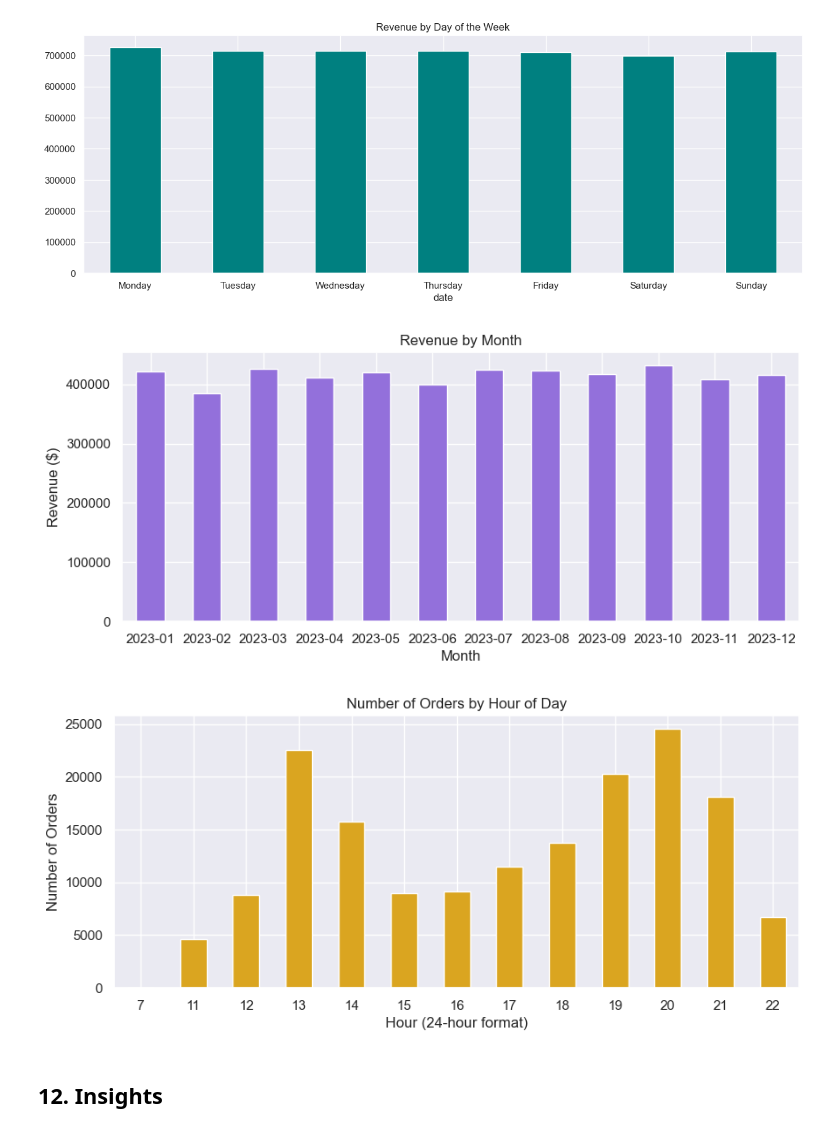
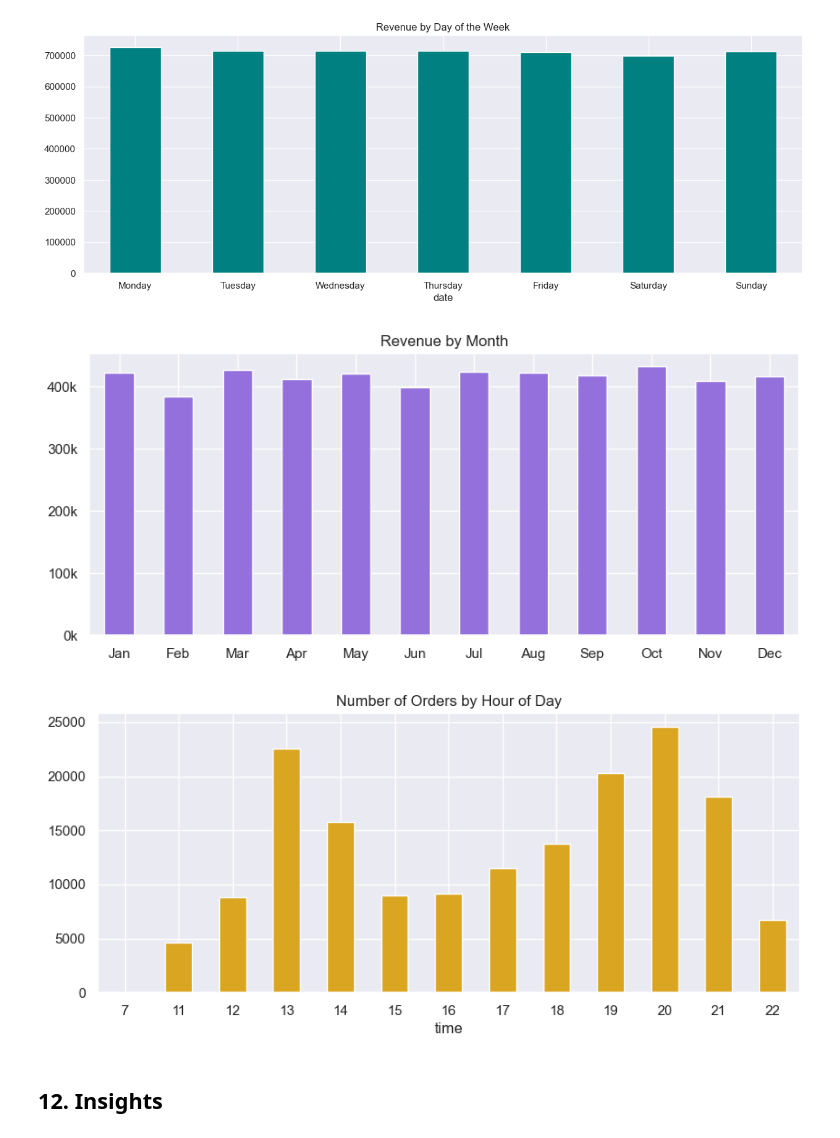
Before and after one commit to tabish022/pizza-sales-python-eda, a Jupyter notebook: pizza_sales_eda.ipynb, the cells around one changed output. Cells and saved outputs as stored; diff of their text form; code cells hidden in the pictures.

Commit message:
adding images

```diff
--- a/pizza_sales_eda.ipynb
+++ b/pizza_sales_eda.ipynb
@@ -385,28 +386,30 @@ plt.show()
 [figure]
 # %%
 # revenue per month
-monthly_revenue = df.groupby(df['date'].dt.to_period('M'))['revenue'].sum()
+month_order = ['Jan','Feb','Mar','Apr','May','Jun','Jul','Aug','Sep','Oct','Nov','Dec']
 
-monthly_revenue.plot(kind='bar', color='mediumpurple', figsize=(10,4))
+monthly_revenue = df.groupby(df['date'].dt.month)['revenue'].sum()
+monthly_revenue.index = month_order
+ax = monthly_revenue.plot(kind='bar', color='mediumpurple', figsize=(10,4))
+
+ax.yaxis.set_major_formatter(
+    FuncFormatter(lambda x, pos: f'{x/1000:.0f}k'))
+
 plt.title('Revenue by Month')
-plt.ylabel('Revenue ($)')
-plt.xlabel('Month')
 plt.xticks(rotation=0)
 plt.show()
 # %% [output]
-[figure, old version]
+[figure, new version]
 # %%
 # what hour of the day do most orders happen?
 hour_counts = df['time'].dropna().apply(lambda t: t.hour).value_counts().sort_index()
 
 hour_counts.plot(kind='bar', color='goldenrod', figsize=(10,4))
 plt.title('Number of Orders by Hour of Day')
-plt.xlabel('Hour (24-hour format)')
-plt.ylabel('Number of Orders')
 plt.xticks(rotation=0)
 plt.show()
 # %% [output]
-[figure, old version]
+[figure, new version]
 # %% [markdown]
 ## 12. Insights
 # %%
```
Also changed, not shown: parts of 1 cell of this notebook, 4 other files.
